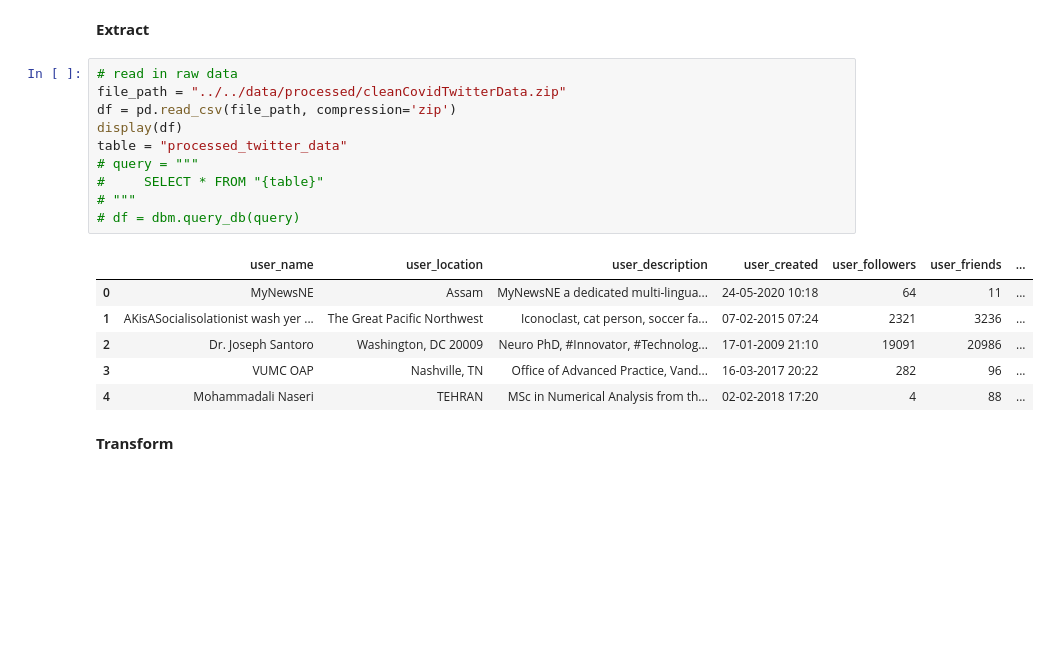
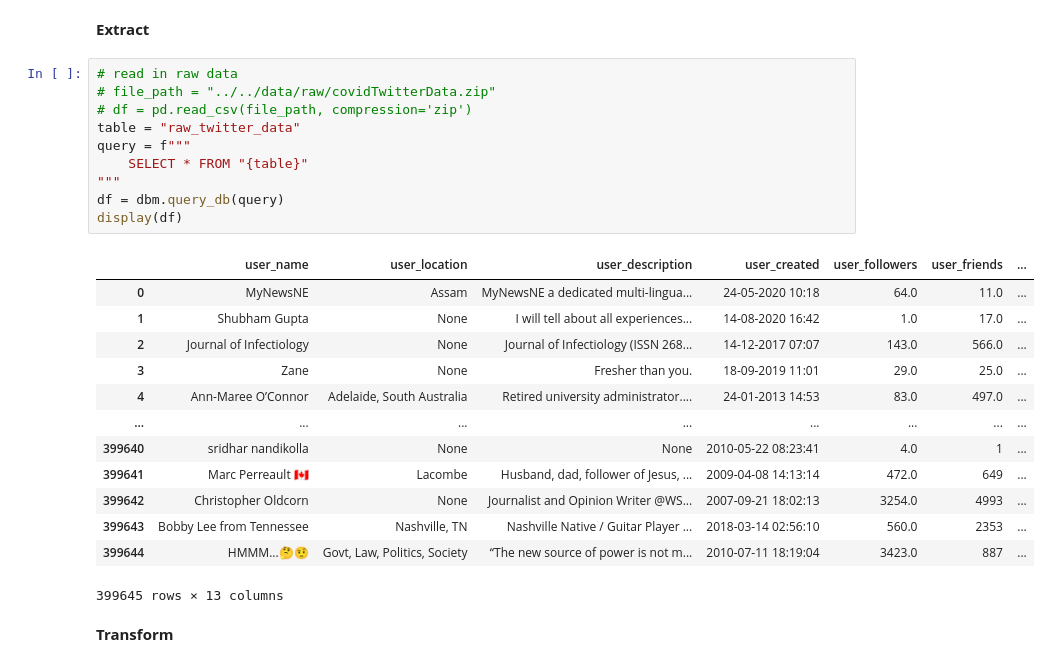
Before and after one commit to JaimieMarch/covid-twitter-sentiment, a Jupyter notebook: src/data_processing/etl.ipynb, the cells around one changed output. Saved outputs shown, nothing was run; the diff lists cells and outputs as text; blank space fills up the shorter version.

Commit message:
Cleaned up some stuff and finalized database tables

```diff
--- a/src/data_processing/etl.ipynb
+++ b/src/data_processing/etl.ipynb
@@ -11,21 +9,28 @@ from database import database_manager as dbm
 **Extract**
 # %%
 # read in raw data
-file_path = "../../data/processed/cleanCovidTwitterData.zip"
-df = pd.read_csv(file_path, compression='zip')
+# file_path = "../../data/raw/covidTwitterData.zip"
+# df = pd.read_csv(file_path, compression='zip')
+table = "raw_twitter_data"
+query = f"""
+    SELECT * FROM "{table}"
+"""
+df = dbm.query_db(query)
 display(df)
-table = "processed_twitter_data"
-# query = """
-#     SELECT * FROM "{table}"
-# """
-# df = dbm.query_db(query)
 # %% [output]
 |  | user_name | user_location | user_description | user_created | user_followers | user_friends | ... |
-| 0 | MyNewsNE | Assam | MyNewsNE a dedicated multi-lingua... | 24-05-2020 10:18 | 64 | 11 | ... |
-| 1 | AKisASocialisolationist wash yer ... | The Great Pacific Northwest | Iconoclast, cat person, soccer fa... | 07-02-2015 07:24 | 2321 | 3236 | ... |
-| 2 | Dr. Joseph Santoro | Washington, DC 20009 | Neuro PhD, #Innovator, #Technolog... | 17-01-2009 21:10 | 19091 | 20986 | ... |
-| 3 | VUMC OAP | Nashville, TN | Office of Advanced Practice, Vand... | 16-03-2017 20:22 | 282 | 96 | ... |
-| 4 | Mohammadali Naseri | TEHRAN | MSc in Numerical Analysis from th... | 02-02-2018 17:20 | 4 | 88 | ... |
+| 0 | MyNewsNE | Assam | MyNewsNE a dedicated multi-lingua... | 24-05-2020 10:18 | 64.0 | 11.0 | ... |
+| 1 | Shubham Gupta | None | I will tell about all experiences... | 14-08-2020 16:42 | 1.0 | 17.0 | ... |
+| 2 | Journal of Infectiology | None | Journal of Infectiology (ISSN 268... | 14-12-2017 07:07 | 143.0 | 566.0 | ... |
+| 3 | Zane | None | Fresher than you. | 18-09-2019 11:01 | 29.0 | 25.0 | ... |
+| 4 | Ann-Maree O’Connor | Adelaide, South Australia | Retired university administrator.... | 24-01-2013 14:53 | 83.0 | 497.0 | ... |
+| ... | ... | ... | ... | ... | ... | ... | ... |
+| 399640 | sridhar nandikolla | None | None | 2010-05-22 08:23:41 | 4.0 | 1 | ... |
+| 399641 | Marc Perreault 🇨🇦 | Lacombe | Husband, dad, follower of Jesus, ... | 2009-04-08 14:13:14 | 472.0 | 649 | ... |
+| 399642 | Christopher Oldcorn | None | Journalist and Opinion Writer @WS... | 2007-09-21 18:02:13 | 3254.0 | 4993 | ... |
+| 399643 | Bobby Lee from Tennessee | Nashville, TN | Nashville Native / Guitar Player ... | 2018-03-14 02:56:10 | 560.0 | 2353 | ... |
+| 399644 | HMMM...🤔🤨 | Govt, Law, Politics, Society | “The new source of power is not m... | 2010-07-11 18:19:04 | 3423.0 | 887 | ... |
+399645 rows × 13 columns
 # %% [markdown]
 **Transform**
 # %%
```
Also changed, not shown: parts of 4 cells of this notebook, 4 other files.
